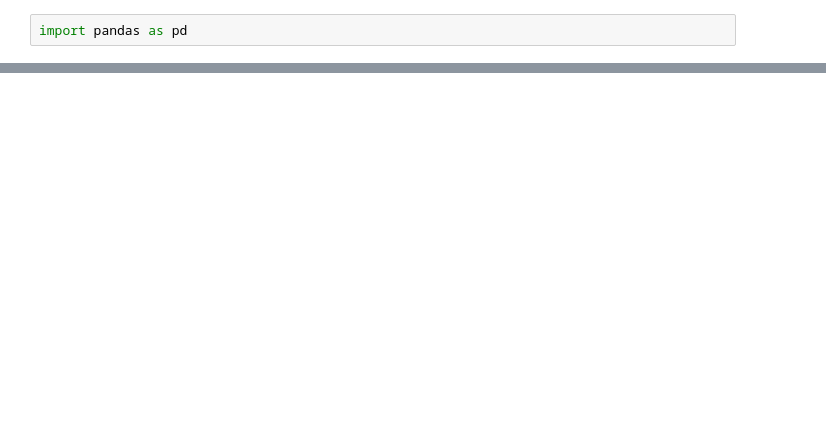
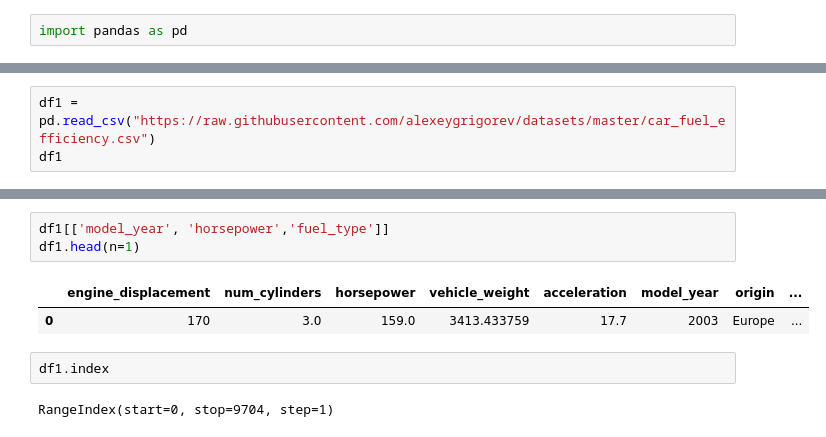
Before and after one commit to Mohamedmaher740/machine-learning-zoomcamp-homework-2025, a Jupyter notebook: test2/againn.ipynb, the cells around one changed output, grey strips where cells are left out. Saved outputs shown, nothing was run; the diff lists cells and outputs as text; blank space fills up the shorter version.

```diff
--- a/test2/againn.ipynb
+++ b/test2/againn.ipynb
@@ -20,0 +25,3 @@ md
+# %%
+df1 = pd.read_csv("https://raw.githubusercontent.com/alexeygrigorev/datasets/master/car_fuel_efficiency.csv")
+df1
@@ -20,0 +74,10 @@ md
+# %%
+df1[['model_year', 'horsepower','fuel_type']]
+df1.head(n=1)
+# %% [output]
+|  | engine_displacement | num_cylinders | horsepower | vehicle_weight | acceleration | model_year | origin | ... |
+| 0 | 170 | 3.0 | 159.0 | 3413.433759 | 17.7 | 2003 | Europe | ... |
+# %%
+df1.index
+# %% [output]
+RangeIndex(start=0, stop=9704, step=1)
```
Also changed, not shown: parts of 20 cells of this notebook.
